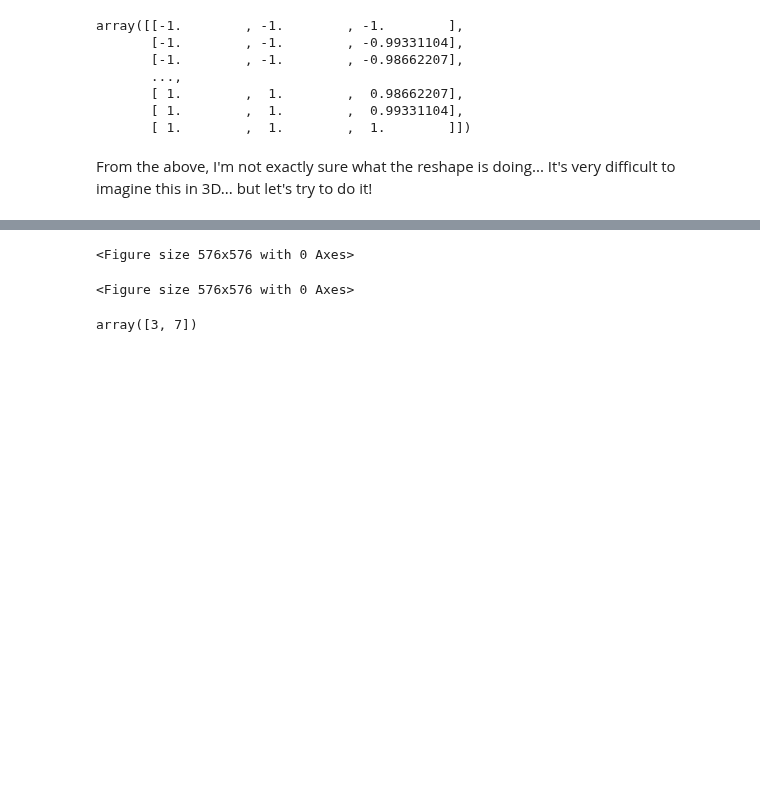
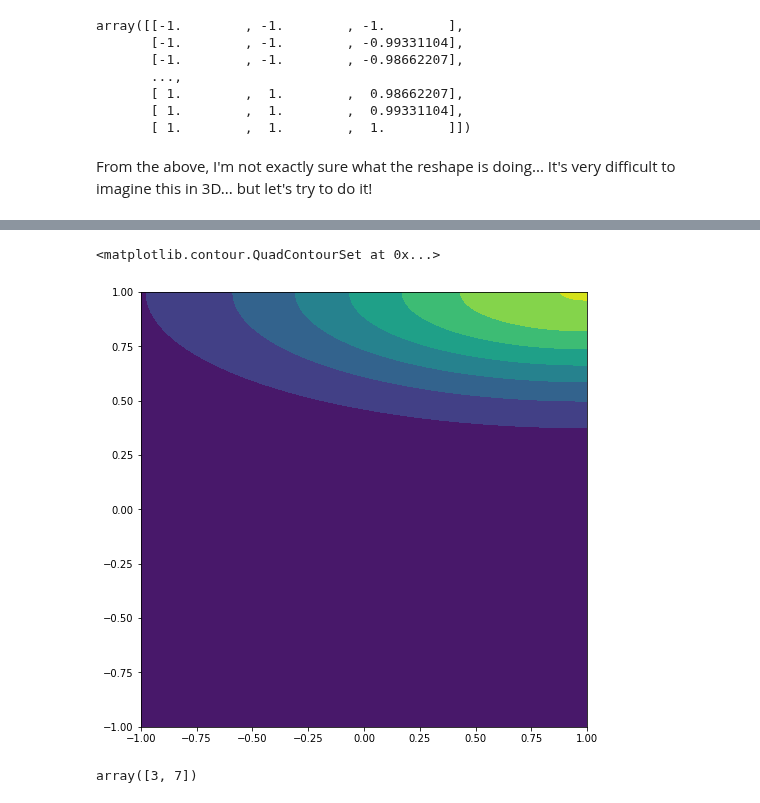
Before and after one commit to namiyousef/Intro_to_ML, a Jupyter notebook: Extra_Work/Tutorial1_Extension.ipynb, the cells around one changed output, grey strips where cells are left out. Drawn from its saved outputs; the diff is of its cells as text; code cells hidden in the pictures; blank space fills up the shorter version.

```diff
--- a/Extra_Work/Tutorial1_Extension.ipynb
+++ b/Extra_Work/Tutorial1_Extension.ipynb
@@ -346,17 +346,24 @@ plt.contourf(*axes, p)
 # %%
-cov = get_cov(1, 0.1, 0.5, theta_x = 30, theta_y = 0, theta_z = 0)
+cov = get_cov(1, 0.1, 0.5, theta_x = 0, theta_y = 0, theta_z = 0)
 
 
-lines, X_grid, axes = gridspacer([-1,1,200],[-1,1,200],[-1,1,200], mu = [0,0,1])
+lines, X_grid, axes = gridspacer([-1,1,200],[-1,1,200],[-1,1,200], mu = [1,1,0])
 p = gaussian(cov,X_grid)
 p = p.reshape(200,200,200)
 
 plt.figure(figsize=(8,8))
 
-#plt.contourf(*axes[:-1],p[:,:,:])
+plt.contourf(*axes[:-1],p.mean(axis = 2))
+# so basically, axis = the N that is not being selected. When you have more than 2 vars, then I guess you need
+# to take multiple means ?
+# you cannot do more than four dimensions right now because of the way the covariance matrix is even defined...
+# that said, you can make this even more abtract if you remove the theta contraints. Do this as a class
+#problem !
+# this seems to be working!!!
+# let's create a plotting function now!
 # %% [output]
-<Figure size 576x576 with 0 Axes>
+<matplotlib.contour.QuadContourSet at 0x...>
-<Figure size 576x576 with 0 Axes>
+[figure, added]
 # %%
 np.array([[1,2]
           ,[3,4]]).sum(1)
```
Also changed, not shown: parts of 1 cell of this notebook.
